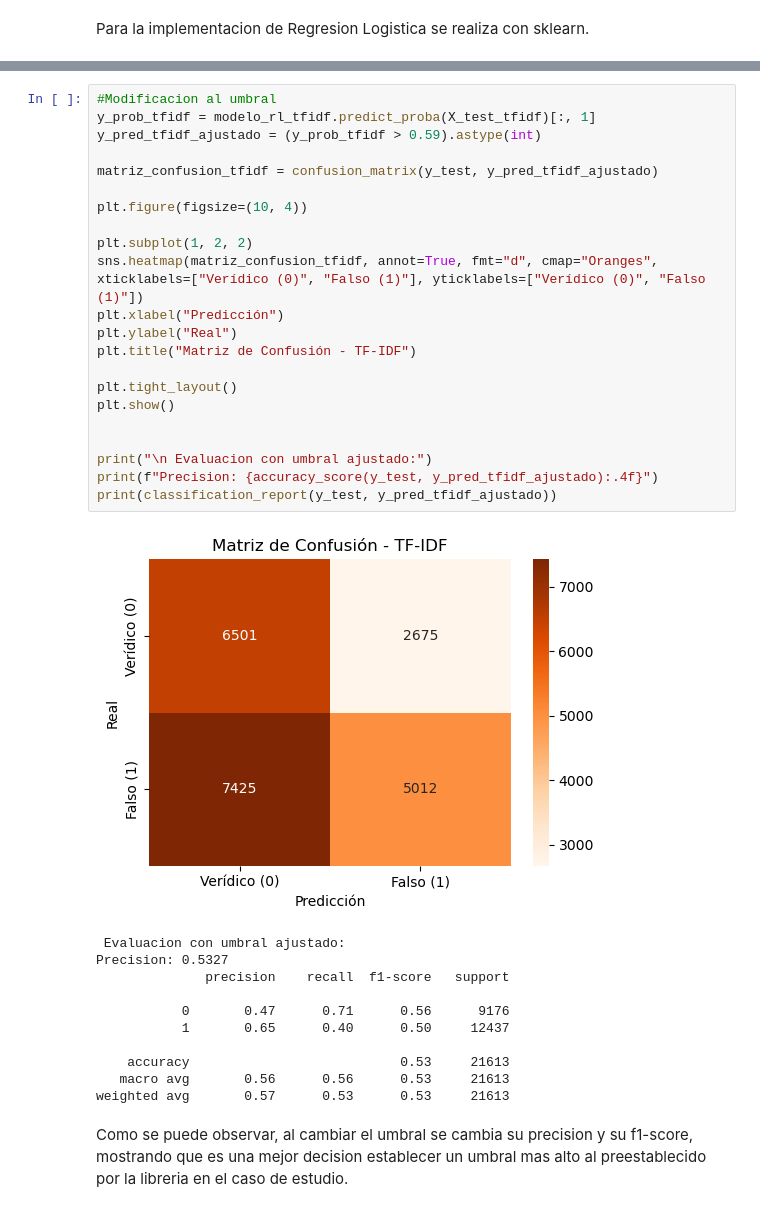
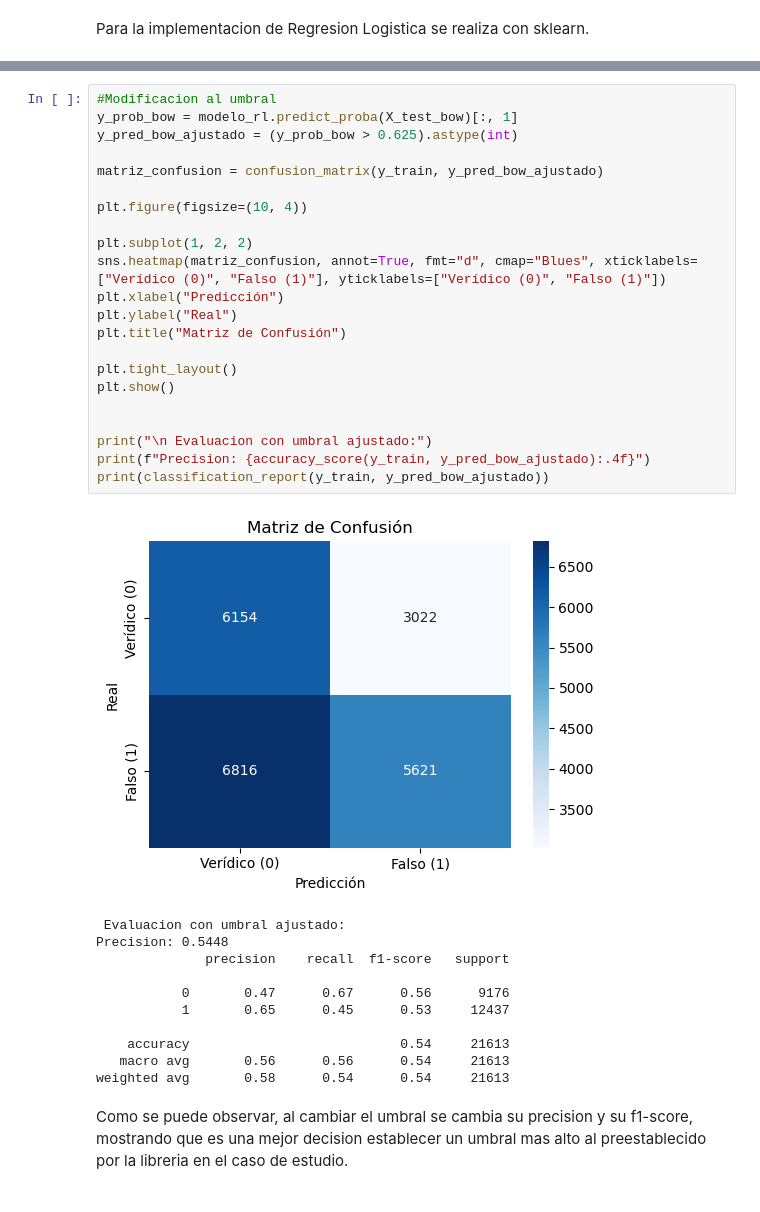
Before and after one commit to NicoleValeria1/BI_Proyecto_1, a Jupyter notebook: Entrega1/Entrega1.ipynb, the cells around one changed output, grey strips where cells are left out. Saved outputs shown, nothing was run; the diff lists cells and outputs as text.

```diff
--- a/Entrega1/Entrega1.ipynb
+++ b/Entrega1/Entrega1.ipynb
@@ -1026,36 +1009,36 @@ A partir de estos resultados, podemos observar a partir del TF-IDF (sin IDF) que
 # %%
 #Modificacion al umbral
-y_prob_tfidf = modelo_rl_tfidf.predict_proba(X_test_tfidf)[:, 1]
-y_pred_tfidf_ajustado = (y_prob_tfidf > 0.59).astype(int)
+y_prob_bow = modelo_rl.predict_proba(X_test_bow)[:, 1]
+y_pred_bow_ajustado = (y_prob_bow > 0.625).astype(int)
 
-matriz_confusion_tfidf = confusion_matrix(y_test, y_pred_tfidf_ajustado)
+matriz_confusion = confusion_matrix(y_train, y_pred_bow_ajustado)
 
 plt.figure(figsize=(10, 4))
 
 plt.subplot(1, 2, 2)
-sns.heatmap(matriz_confusion_tfidf, annot=True, fmt="d", cmap="Oranges", xticklabels=["Verídico (0)", "Falso (1)"], yticklabels=["Verídico (0)", "Falso (1)"])
+sns.heatmap(matriz_confusion, annot=True, fmt="d", cmap="Blues", xticklabels=["Verídico (0)", "Falso (1)"], yticklabels=["Verídico (0)", "Falso (1)"])
 plt.xlabel("Predicción")
 plt.ylabel("Real")
-plt.title("Matriz de Confusión - TF-IDF")
+plt.title("Matriz de Confusión")
 
 plt.tight_layout()
 plt.show()
 
 
 print("\n Evaluacion con umbral ajustado:")
-print(f"Precision: {accuracy_score(y_test, y_pred_tfidf_ajustado):.4f}")
-print(classification_report(y_test, y_pred_tfidf_ajustado))
+print(f"Precision: {accuracy_score(y_train, y_pred_bow_ajustado):.4f}")
+print(classification_report(y_train, y_pred_bow_ajustado))
 # %% [output]
-[figure, old version]
+[figure, new version]
  Evaluacion con umbral ajustado:
-Precision: 0.5327
+Precision: 0.5448
               precision    recall  f1-score   support
 
-           0       0.47      0.71      0.56      9176
-           1       0.65      0.40      0.50     12437
+           0       0.47      0.67      0.56      9176
+           1       0.65      0.45      0.53     12437
 
-    accuracy                           0.53     21613
-   macro avg       0.56      0.56      0.53     21613
-weighted avg       0.57      0.53      0.53     21613
+    accuracy                           0.54     21613
+   macro avg       0.56      0.56      0.54     21613
+weighted avg       0.58      0.54      0.54     21613
 # %% [markdown]
 Como se puede observar, al cambiar el umbral se cambia su precision y su f1-score, mostrando que es una mejor decision establecer un umbral mas alto al preestablecido por la libreria en el caso de estudio.
```
Also changed, not shown: parts of 11 cells of this notebook.
